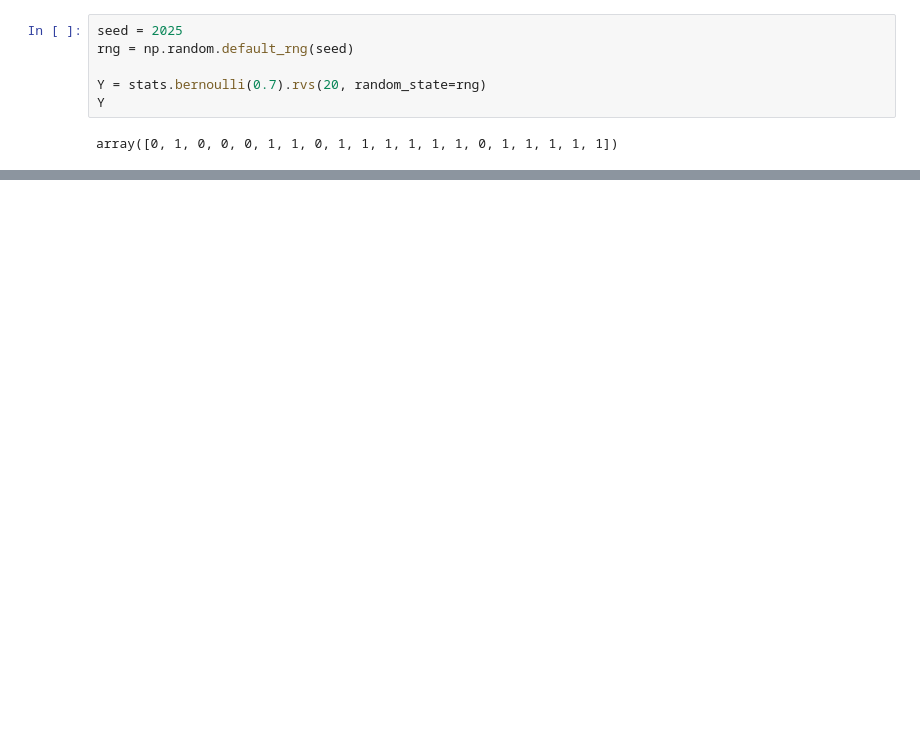
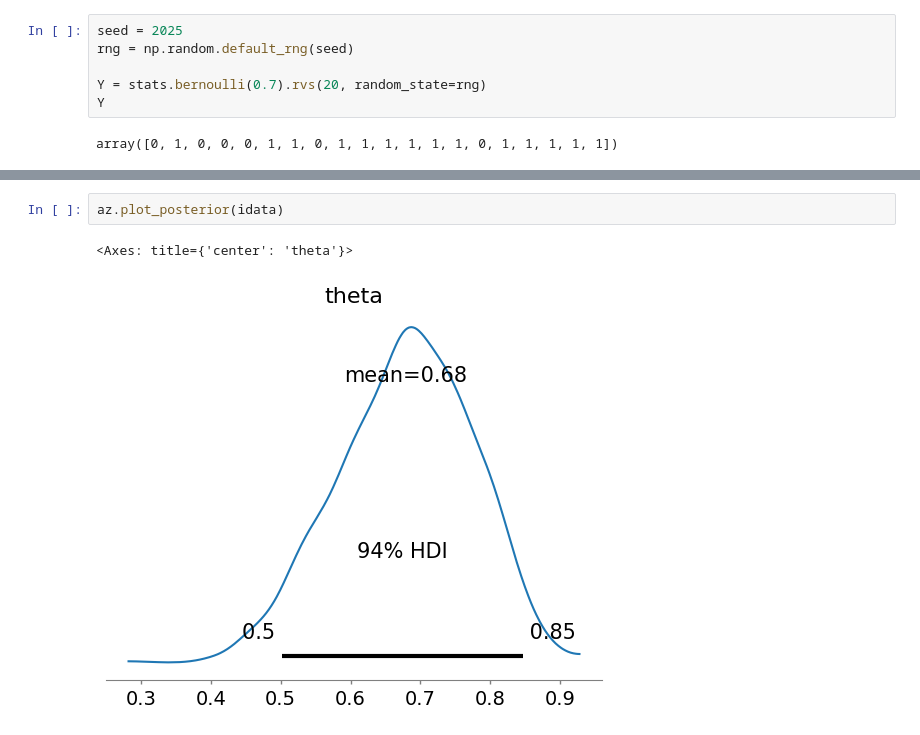
Before and after one commit to nayefahmad/bayesian-stats-notes, a Jupyter notebook: 2025-12-23_pymc-demo-beta-binomial.ipynb, the cells around one changed output, grey strips where cells are left out. Drawn from its saved outputs; the diff is of its cells as text; blank space fills up the shorter version.

```diff
--- a/2025-12-23_pymc-demo-beta-binomial.ipynb
+++ b/2025-12-23_pymc-demo-beta-binomial.ipynb
@@ -25,0 +60,5 @@ We recommend running at least 4 chains for robust computation of convergence dia
+# %%
+az.plot_posterior(idata)
+# %% [output]
+<Axes: title={'center': 'theta'}>
+[figure, added]
```
Also changed, not shown: parts of 12 cells of this notebook.
